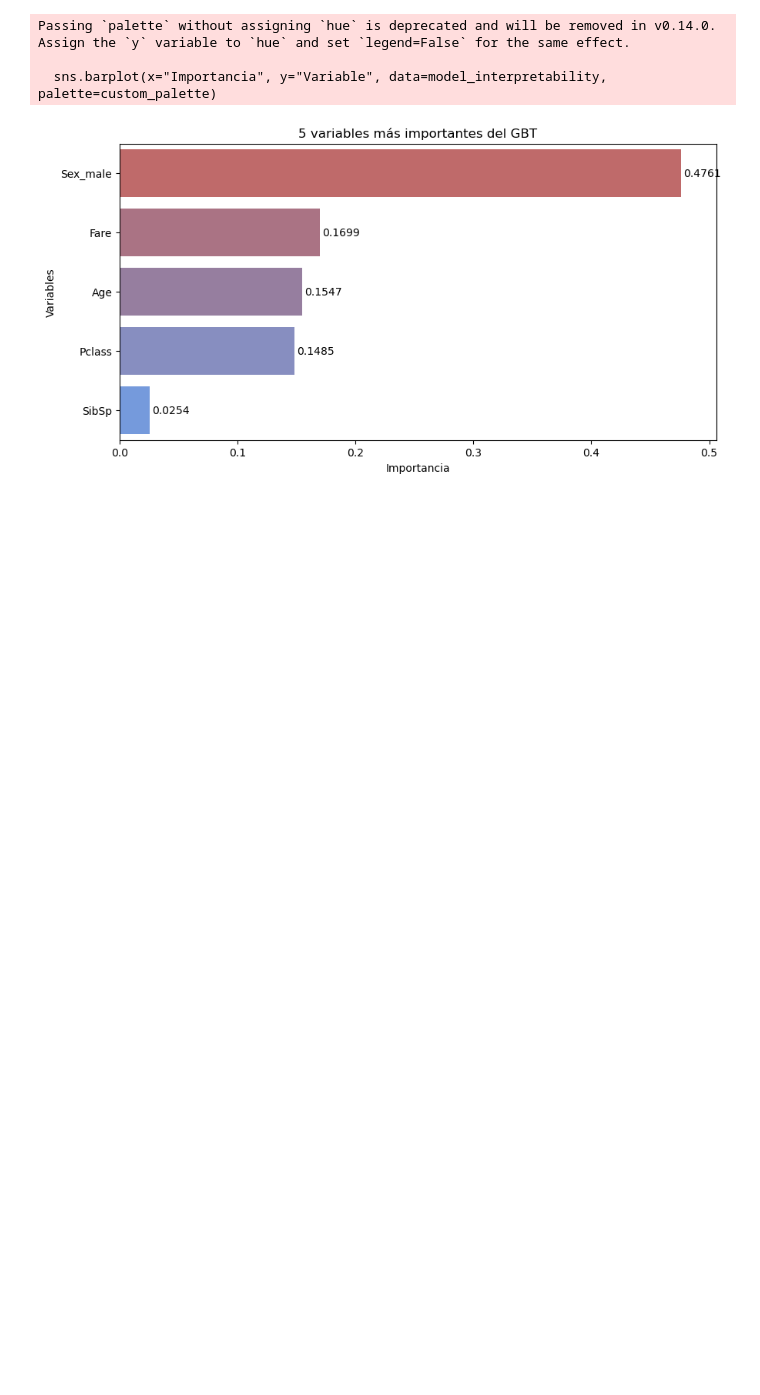
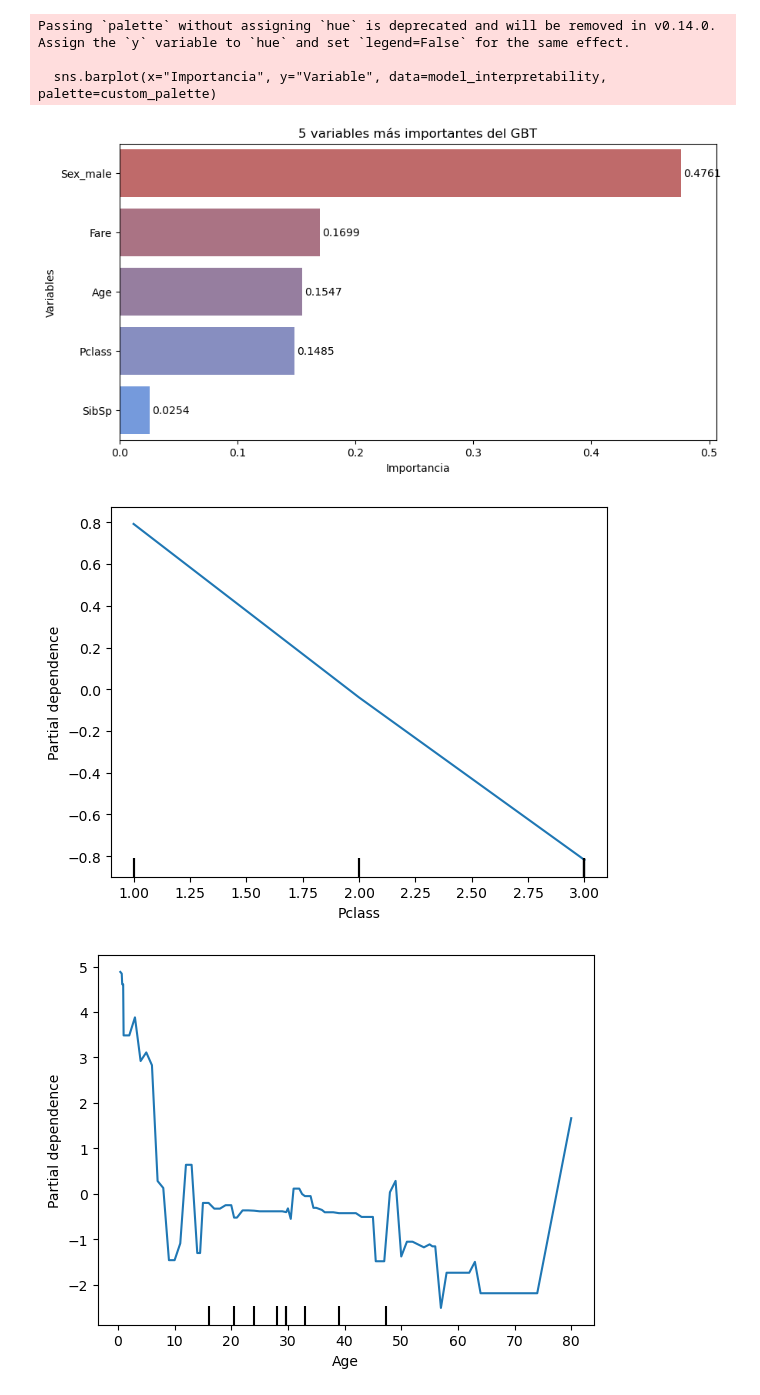
Before and after one commit to zayo1511/LabAprEst, a Jupyter notebook: Parcial3/gradient_boosting_clasificacion_sin_resolver.ipynb, the cells around one changed output. Cells and saved outputs as stored; diff of their text form; code cells hidden in the pictures; blank space fills up the shorter version.

```diff
--- a/Parcial3/gradient_boosting_clasificacion_sin_resolver.ipynb
+++ b/Parcial3/gradient_boosting_clasificacion_sin_resolver.ipynb
@@ -99,3 +99,15 @@ Passing `palette` without assigning `hue` is deprecated and will be removed in v
 [figure]
 # %%
 # Codigo for para partial dependence plot
+from sklearn.inspection import PartialDependenceDisplay
+
+for i in range(len(X_train.keys())):
+     PartialDependenceDisplay.from_estimator(
+        best_model,
+        X_train,
+        [i],
+        feature_names=X_train.columns
+    )
+# %% [output]
+[figure, added]
+[figure, added]
```
Also changed, not shown: parts of 1 cell of this notebook, 2 other files.
